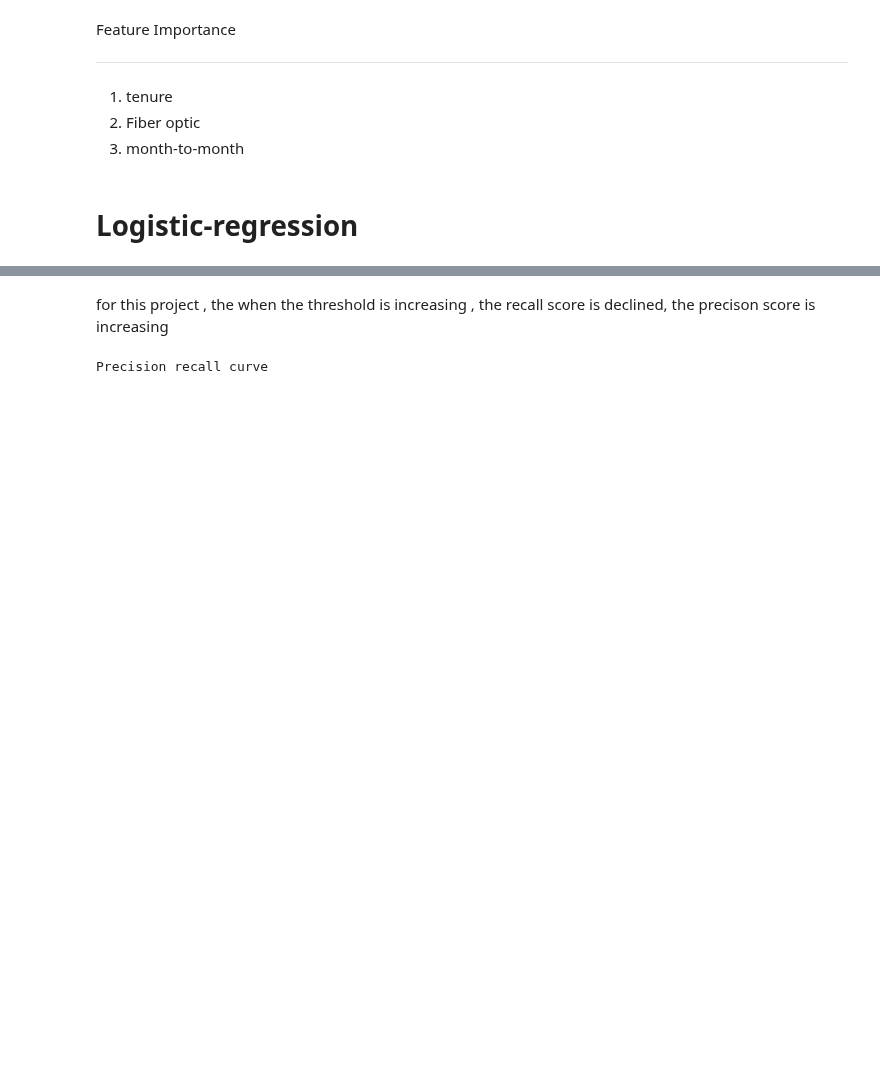
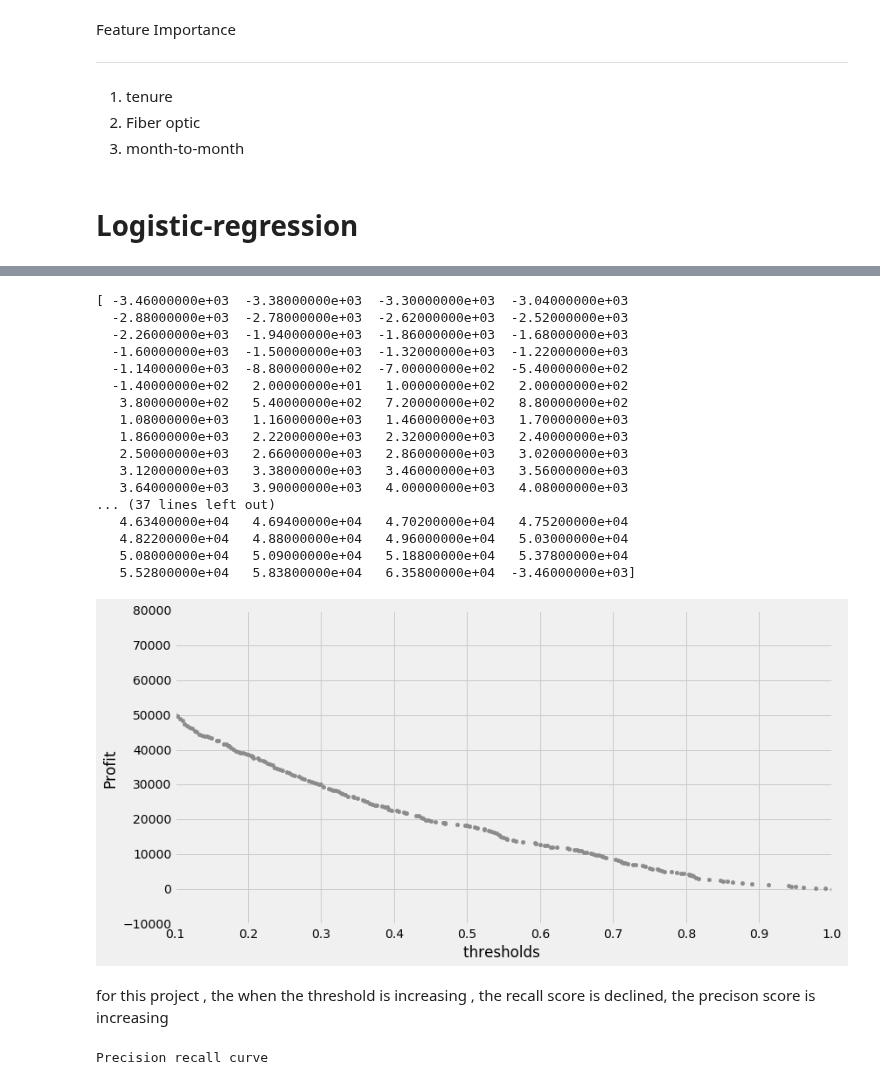
Before and after one commit to vinhpvu/Telco-customer-analytics, a Jupyter notebook: Untitled.ipynb, the cells around one changed output, grey strips where cells are left out. Cells and saved outputs as stored; diff of their text form; code cells hidden in the pictures; blank space fills up the shorter version.

```diff
--- a/Untitled.ipynb
+++ b/Untitled.ipynb
@@ -1278,3 +1270,60 @@ plt.legend(loc='best')
+# %%
+from sklearn.metrics import confusion_matrix
+from sklearn.ensemble import RandomForestClassifier
+clf = RandomForestClassifier(n_estimators=300, random_state=0)
+from sklearn.model_selection import cross_val_score
+from sklearn import model_selection
+X = robust_scaler.fit_transform(X)
+y=new_customer[target_name]
+test_size_percent = 0.1
+X_train, X_test, y_train, y_test = train_test_split(X, y, test_size=test_size_percent)
+clf.fit(X_train, y_train)
+predictions = clf.predict_proba(X_test)[:,1]
+fpr, tpr, thresholds = roc_curve(y_test, predictions , pos_label=1)
+roc_auc = roc_auc_score(y_test, predictions )
+
+
+
+thresholds = np.append(thresholds, 1)
+TP= np.zeros(thresholds.shape)
+FP= np.zeros(thresholds.shape)
+
+
+for i in range(thresholds.shape[0]):
+    cm = confusion_matrix(y_test, predictions >= thresholds[i])
+    TP[i] = cm[1][1]
+    FP[i] = cm[0][1]
+# The chance a customer who was going to drop would take the special offer
+profit = TP*(120)+FP*(100)
+print(loss)
+
+
+plt.scatter(thresholds, profit, color=sns.color_palette()[4])
+
+plt.xlim([0.1,1])
+plt.xlabel('thresholds ')
+plt.ylabel('Profit')
+
+plt.show()
+# %% [output]
+[ -3.46000000e+03  -3.38000000e+03  -3.30000000e+03  -3.04000000e+03
+  -2.88000000e+03  -2.78000000e+03  -2.62000000e+03  -2.52000000e+03
+  -2.26000000e+03  -1.94000000e+03  -1.86000000e+03  -1.68000000e+03
+  -1.60000000e+03  -1.50000000e+03  -1.32000000e+03  -1.22000000e+03
+  -1.14000000e+03  -8.80000000e+02  -7.00000000e+02  -5.40000000e+02
+  -1.40000000e+02   2.00000000e+01   1.00000000e+02   2.00000000e+02
+   3.80000000e+02   5.40000000e+02   7.20000000e+02   8.80000000e+02
+   1.08000000e+03   1.16000000e+03   1.46000000e+03   1.70000000e+03
+   1.86000000e+03   2.22000000e+03   2.32000000e+03   2.40000000e+03
+   2.50000000e+03   2.66000000e+03   2.86000000e+03   3.02000000e+03
+   3.12000000e+03   3.38000000e+03   3.46000000e+03   3.56000000e+03
+   3.64000000e+03   3.90000000e+03   4.00000000e+03   4.08000000e+03
+... (37 lines left out)
+   4.63400000e+04   4.69400000e+04   4.70200000e+04   4.75200000e+04
+   4.82200000e+04   4.88000000e+04   4.96000000e+04   5.03000000e+04
+   5.08000000e+04   5.09000000e+04   5.18800000e+04   5.37800000e+04
+   5.52800000e+04   5.83800000e+04   6.35800000e+04  -3.46000000e+03]
+[figure, added]
 # %% [markdown]
 for this project , the when the threshold is increasing , the recall score is declined, the precison score is increasing
 # %%
```
Also changed, not shown: parts of 41 cells of this notebook.
